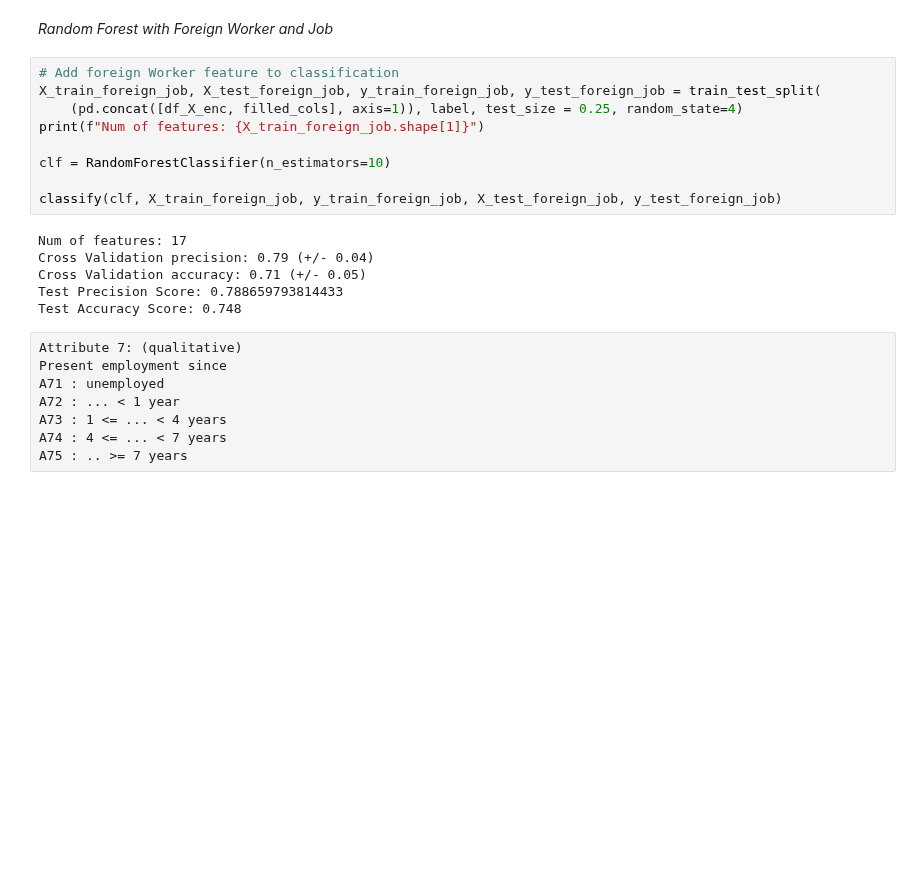
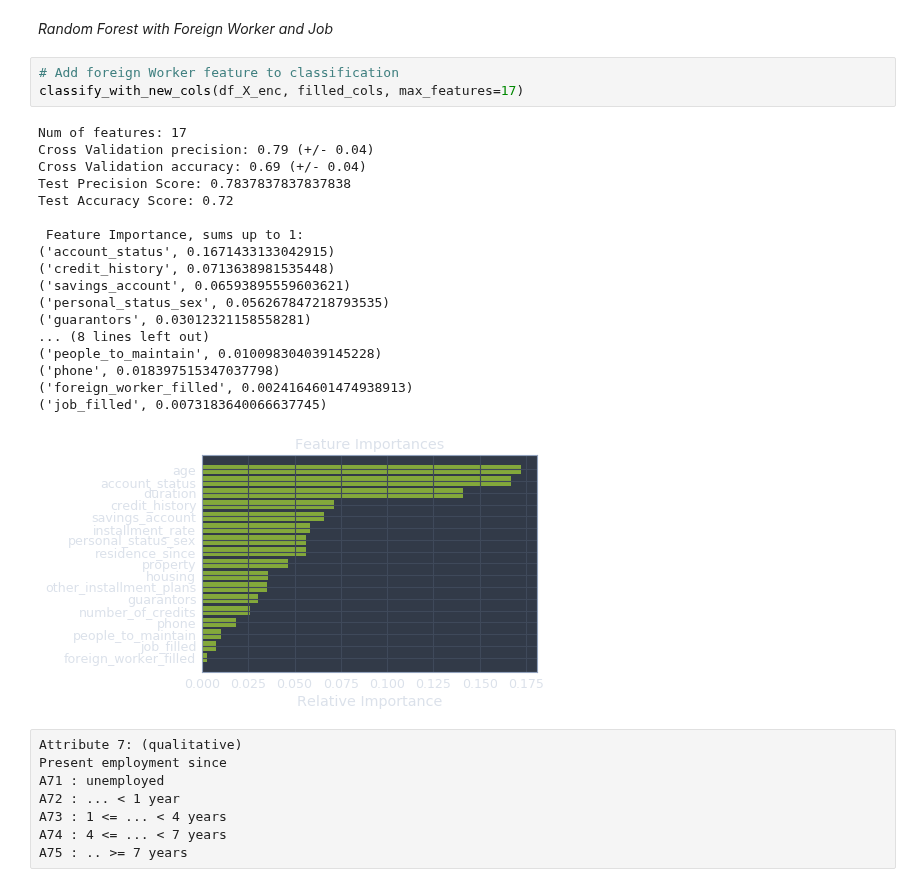
Before and after one commit to alyonavyshnevska/intelligent_data_analysis, a Jupyter notebook: Final_Project/FinalProject.ipynb, the cells around one changed output. Drawn from its saved outputs; the diff is of its cells as text; blank space fills up the shorter version.

```diff
--- a/Final_Project/FinalProject.ipynb
+++ b/Final_Project/FinalProject.ipynb
@@ -1037,20 +1072,27 @@ missing_columns
 # %% [markdown]
 _Random Forest with Foreign Worker and Job_
-# %%
-# Add foreign Worker feature to classification
-X_train_foreign_job, X_test_foreign_job, y_train_foreign_job, y_test_foreign_job = train_test_split(
-    (pd.concat([df_X_enc, filled_cols], axis=1)), label, test_size = 0.25, random_state=4)
-print(f"Num of features: {X_train_foreign_job.shape[1]}")
-
-clf = RandomForestClassifier(n_estimators=10)
-
-classify(clf, X_train_foreign_job, y_train_foreign_job, X_test_foreign_job, y_test_foreign_job)
-# %% [output]
-Num of features: 17
-Cross Validation precision: 0.79 (+/- 0.04)
-Cross Validation accuracy: 0.71 (+/- 0.05)
-Test Precision Score: 0.788659793814433
-Test Accuracy Score: 0.748
+# %%
+# Add foreign Worker feature to classification
+classify_with_new_cols(df_X_enc, filled_cols, max_features=17)
+# %% [output]
+Num of features: 17
+Cross Validation precision: 0.79 (+/- 0.04)
+Cross Validation accuracy: 0.69 (+/- 0.04)
+Test Precision Score: 0.7837837837837838
+Test Accuracy Score: 0.72
+
+ Feature Importance, sums up to 1:
+('account_status', 0.1671433133042915)
+('credit_history', 0.0713638981535448)
+('savings_account', 0.06593895559603621)
+('personal_status_sex', 0.056267847218793535)
+('guarantors', 0.03012321158558281)
+... (8 lines left out)
+('people_to_maintain', 0.010098304039145228)
+('phone', 0.018397515347037798)
+('foreign_worker_filled', 0.0024164601474938913)
+('job_filled', 0.0073183640066637745)
+[figure, added]
 # %% [raw]
 Attribute 7: (qualitative)
 Present employment since
```
Also changed, not shown: parts of 18 cells of this notebook.
